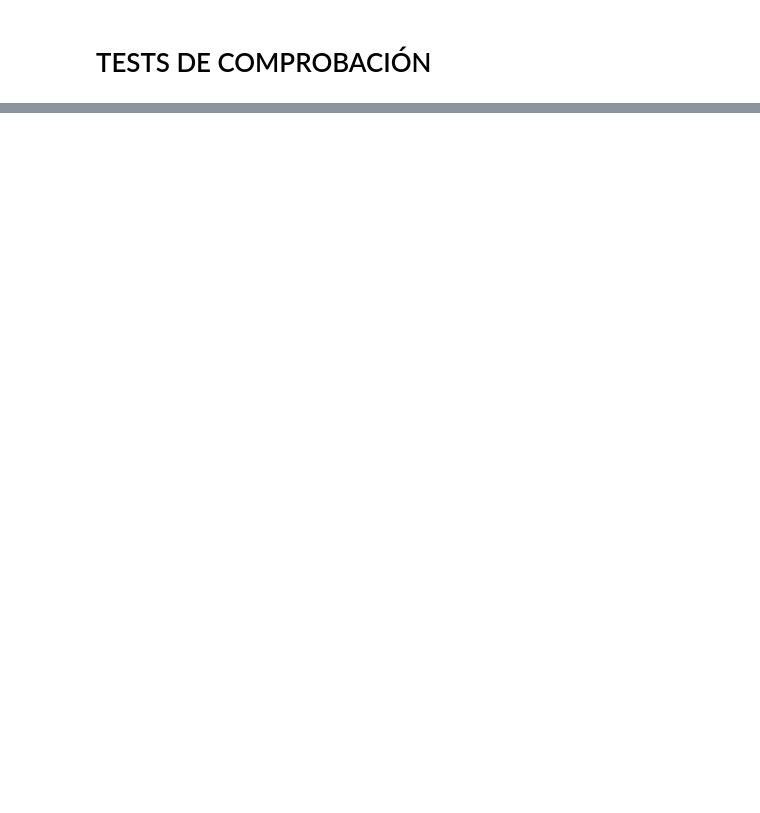
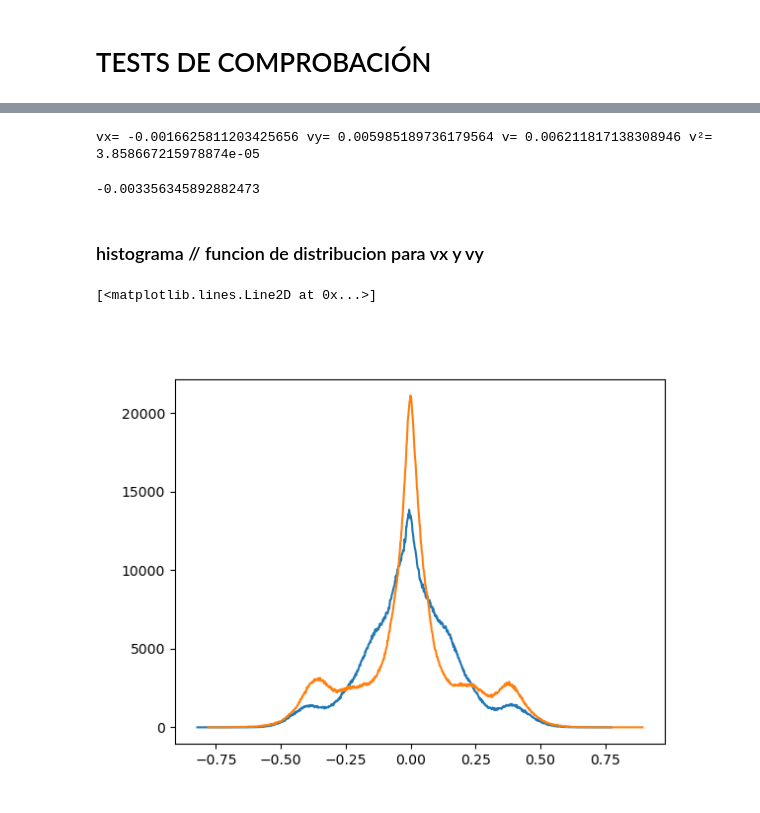
Before and after one commit to juanvm88/Procesado_imagenes, a Jupyter notebook: Tests comprobaciones velocidades.ipynb, the cells around one changed output, grey strips where cells are left out. Drawn from its saved outputs; the diff is of its cells as text; code cells hidden in the pictures; blank space fills up the shorter version.

```diff
--- a/Tests comprobaciones velocidades.ipynb
+++ b/Tests comprobaciones velocidades.ipynb
@@ -33,0 +248,2 @@ plt.plot(bordes[:-1],h)
+# %%
+datavelocfilter= pd.read_pickle('/media/juan/DiscoDuro2G/Serie_Densidad_1.8sigma/Data Processed/datavelocityfilter_densidad0.00625_f75Hz.pkl')
@@ -33,0 +252,2 @@ plt.plot(bordes[:-1],h)
+# %%
+datavelocfilter=datavelocfilter[['x','y','frame','track','vx','vy','v']]
@@ -33,0 +296,26 @@ plt.plot(bordes[:-1],h)
+# %%
+vx1=new_df5[new_df5.track==1].x.values[0]-new_df5[new_df5.track==1].x.values[1]
+vy1=new_df5[new_df5.track==1].y.values[0]-new_df5[new_df5.track==1].y.values[1]
+v=math.sqrt(vx1*vx1+vy1*vy1)
+v2=vx1*vx1+vy1*vy1
+print('vx=', vx1,'vy=', vy1,'v=', v,'v²=', v2)
+# %% [output]
+vx= -0.0016625811203425656 vy= 0.005985189736179564 v= 0.006211817138308946 v²= 3.858667215978874e-05
+# %%
+vx1=data[data.track==1].x.values[0]-data[data.track==1].x.values[1]
+print(vx1)
+# %% [output]
+-0.003356345892882473
+# %% [markdown]
+### histograma // funcion de distribucion para vx y vy
+# %%
+hx00625filter, bordesx00625filter= np.histogram(datavelocfilter['vx'].values,bins=1000)
+hy00625filter, bordesy00625filter= np.histogram(datavelocfilter['vy'].values,bins=1000)
+h00625filter, bordes00625filter= np.histogram(datavelocfilter['v'].values,bins=1000)
+# %%
+plt.figure()
+plt.plot(bordesx00625filter[:-1],hx00625filter)
+plt.plot(bordesy00625filter[:-1],hy00625filter)
+# %% [output]
+[<matplotlib.lines.Line2D at 0x...>]
+[figure, added]
```
Also changed, not shown: parts of 225 cells of this notebook.
